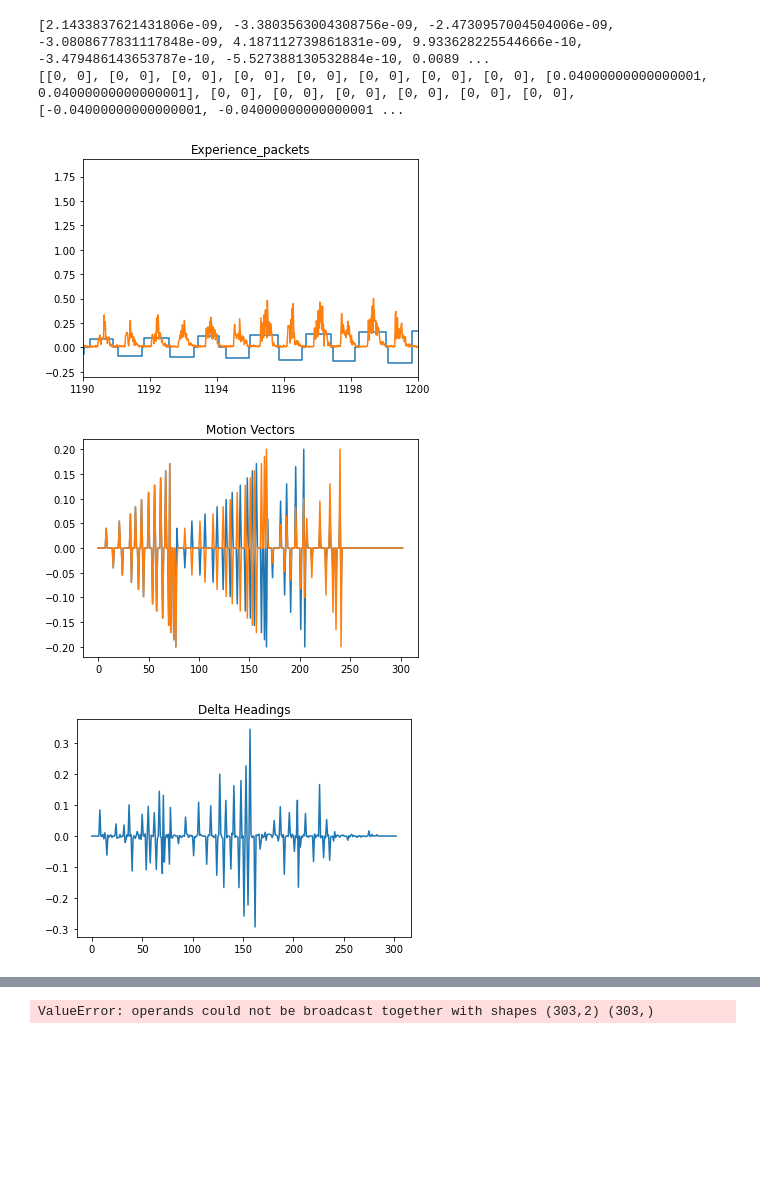
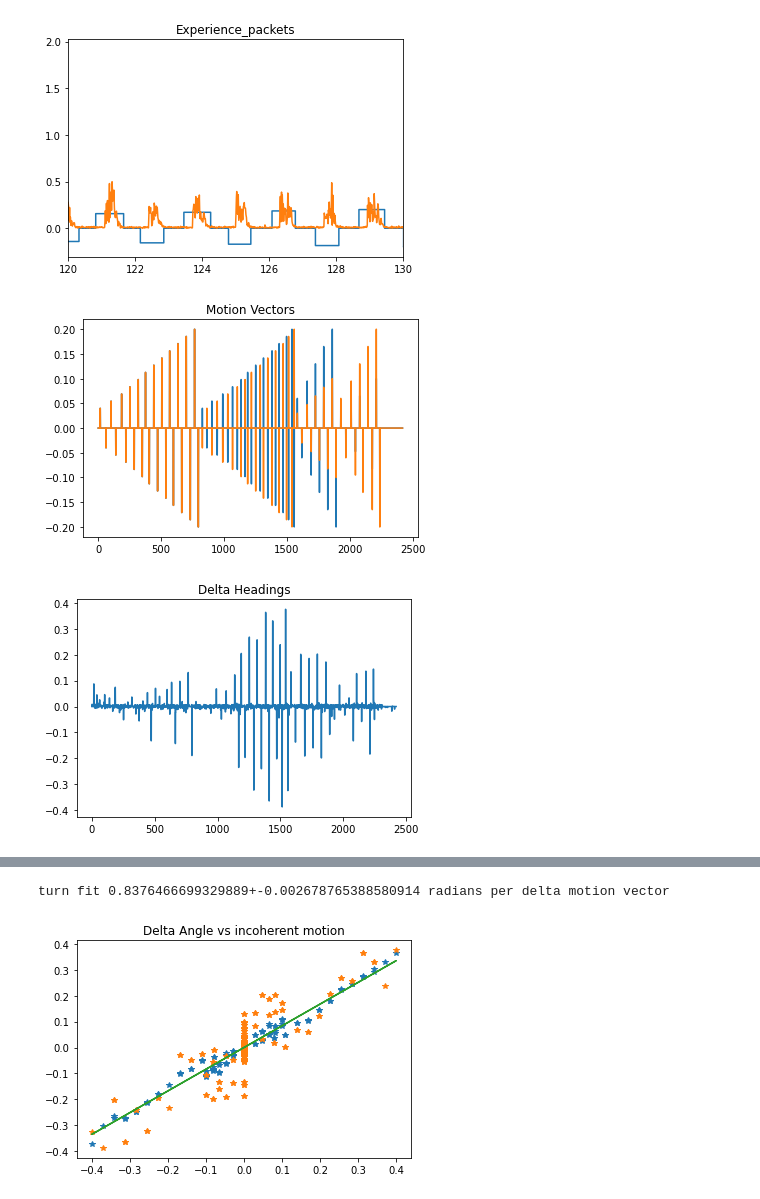
Before and after one commit to grybka/gratbot, a Jupyter notebook: gratbotmk4/notebooks/dev_motion_calib_gyrus.ipynb, the cells around one changed output, grey strips where cells are left out. Cells and saved outputs as stored; diff of their text form; code cells hidden in the pictures; blank space fills up the shorter version.

Commit message:
added id to name again

```diff
--- a/gratbotmk4/notebooks/dev_motion_calib_gyrus.ipynb
+++ b/gratbotmk4/notebooks/dev_motion_calib_gyrus.ipynb
@@ -53,6 +53,7 @@ def get_unique_tagged_objects(tagged_objects,objects_to_watch):
 class VisualMotionCalibGyrus(ThreadedGyrus):
     def __init__(self,broker,load_file=None):
 
+
         self.motionpredictor=nn.Sequential(nn.Linear(4,4),
                               nn.Tanh(),
                               nn.Linear(4,2))
@@ -81,6 +82,7 @@ class VisualMotionCalibGyrus(ThreadedGyrus):
         self.all_delta_headings=[]
         self.all_delta_angles=[]
         self.all_delta_dists=[]
+        self.all_delta_dists_stereo=[]
         self.all_motion_vectors=[]
         self.all_gyros=[]
         self.all_gyros_timestamp=[]
@@ -107,8 +109,6 @@ class VisualMotionCalibGyrus(ThreadedGyrus):
         if np.linalg.norm(accels)>0.2:
             return False
         return True
-
-
 
     def get_closest_value(self,timestamp,mylist):
         #for mylist ordered by [time,value], return the value that is closest to the input timestamp
@@ -145,6 +145,7 @@ class VisualMotionCalibGyrus(ThreadedGyrus):
 
                 self.all_gyros_timestamp.append(packet["gyroscope_timestamp"])
                 self.all_gyros.append(np.linalg.norm(packet["gyroscope"]))
+
         if 'motor_response' in message:
             m=message["motor_response"]
             left_throttle=m["left_throttle"]
@@ -172,7 +173,9 @@ class VisualMotionCalibGyrus(ThreadedGyrus):
                 return
 
 
-            dets=get_unique_tagged_objects(message["detections"],[32])
+            dets=get_unique_tagged_objects(message["detections"],[32,11])
+
+
             #use the IMU to figure out if I turend as well
             current_heading=self.get_closest_value(timestamp,self.headings)[0]
             delta_heading_imu=current_heading-self.last_heading
@@ -199,7 +202,10 @@ class VisualMotionCalibGyrus(ThreadedGyrus):
                     thish=dets[key]["bbox_array"][3]-dets[key]["bbox_array"][2]
                     deltahoverh=(thish-prevh)/(0.5*(thish+prevh))
                     dist=0.5*(np.linalg.norm(this_xy)+np.linalg.norm(prev_xy))
-                    delta_dist=deltahoverh*dist
+                    #delta_dist=deltahoverh*dist
+                    delta_dist=deltahoverh
+                    #delta_dist_stereo=np.linalg.norm(this_xy)-np.linalg.norm(prev_xy)
+                    delta_dist_stereo=this_xy[1]-prev_xy[1]
 
                     #np.linalg.norm(prev_xy-this_xy) #my driving distance
                     self.experience_packet_timestamp.append(self.last_image_timestamp)
@@ -218,6 +224,7 @@ class VisualMotionCalibGyrus(ThreadedGyrus):
                     self.all_delta_headings.append(delta_heading_imu)
                     self.all_delta_angles.append(delta_angle)
                     self.all_delta_dists.append(delta_dist)
+                    self.all_delta_dists_stereo.append(delta_dist_stereo)
                     best_guess_angle=0.5*(delta_heading_imu+delta_angle)
                     decision_vector=[self.last_frame_motion_command[0],self.last_frame_motion_command[1]]
                     input_vector=[]
@@ -236,18 +243,19 @@ for message in sensor_log:
 from matplotlib import pyplot as plt
 from scipy.optimize import curve_fit
 
-print(gyrus.all_delta_angles)
-print(gyrus.all_motion_vectors)
+#print(gyrus.all_delta_angles)
+#print(gyrus.all_motion_vectors)
 
 def plotall(gyrus):
     all_motion_vectors=np.array(gyrus.all_motion_vectors)
     all_delta_headings=np.array(gyrus.all_delta_headings)
     all_delta_angles=np.array(gyrus.all_delta_angles)
     all_delta_dists=np.array(gyrus.all_delta_dists)
+    all_delta_dists_stereo=np.array(gyrus.all_delta_dists_stereo)
 
     fig, ax = plt.subplots()
     plt.title("Experience_packets")
-    plt.xlim(1190,1200)
+    plt.xlim(120,130)
     #plt.plot(gyrus.still_timestamp,gyrus.still_or_not)
     plt.plot(gyrus.experience_packet_timestamp,gyrus.experience_packet_motor1)
     plt.plot(gyrus.all_gyros_timestamp,gyrus.all_gyros)
@@ -272,43 +280,53 @@ def plotall(gyrus):
     fig, ax = plt.subplots()
     plt.title("Delta Dists")
     plt.plot(all_delta_dists)
+    plt.plot(all_delta_dists_stereo)
     plt.show()
 
     fig, ax = plt.subplots()
     plt.title("Delta Heading vs Delta Angle")
     plt.plot(all_delta_headings,all_delta_angles,'*')
     plt.show()
 
     fig, ax = plt.subplots()
     plt.title("Delta Angle vs coherent motion")
     plt.plot(all_delta_angles,all_motion_vectors[:,0]+all_motion_vectors[:,1],'*')
     plt.show()
 
     fig, ax = plt.subplots()
     plt.title("Delta Angle vs incoherent motion")
     plt.plot(all_delta_angles,all_motion_vectors[:,0]-all_motion_vectors[:,1],'*')
     plt.plot(all_delta_headings,all_motion_vectors[:,0]-all_motion_vectors[:,1],'*')
     plt.show()
 
-    def lin_fit(x1,x2,a,b):
-        return a*x1+b*x2
-    curve_fit(lin_fit,all_motion_vectors,all_delta_angles)
+    def lin_fit(x,a):
+        return a*x
+    popt,pcov=curve_fit(lin_fit,all_motion_vectors[:,0]-all_motion_vectors[:,1],all_delta_angles)
+    print("turn fit {}+-{} radians per delta motion vector".format(popt[0],np.sqrt(pcov[0][0])))
+
+    fig, ax = plt.subplots()
+    plt.title("Delta Angle vs incoherent motion")
+    plt.plot(all_motion_vectors[:,0]-all_motion_vectors[:,1],all_delta_angles,'*')
+    plt.plot(all_motion_vectors[:,0]-all_motion_vectors[:,1],all_delta_headings,'*')
+    plt.plot(all_motion_vectors[:,0]-all_motion_vectors[:,1],lin_fit(all_motion_vectors[:,0]-all_motion_vectors[:,1],popt[0]))
+    plt.show()
 
 
     fig, ax = plt.subplots()
     plt.title("Delta Dist vs coherent motion")
-    plt.plot(all_delta_dists,all_motion_vectors[:,0]+all_motion_vectors[:,1],'*')
+    plt.plot(all_motion_vectors[:,0]+all_motion_vectors[:,1],all_delta_dists,'*')
     plt.show()
 
-    fig, ax = plt.subplots()
-    plt.title("Delta Dist vs incoherent motion")
-    plt.plot(all_delta_dists,all_motion_vectors[:,0]-all_motion_vectors[:,1],'*')
-    plt.show()
+    #fig, ax = plt.subplots()
+    #plt.title("Delta Dist vs incoherent motion")
+    #plt.plot(all_delta_dists_stereo,all_motion_vectors[:,0]-all_motion_vectors[:,1],'*')
+    #plt.show()
 
 plotall(gyrus)
+#so I simply cannot get a good fit for my forward/backward motion so I am pausing development on this until I set up the lidar again.
+#I'll temporarily use the turning fit
+#or I could do a more detailed yolo fit after the fact...
 # %% [output]
-[2.1433837621431806e-09, -3.3803563004308756e-09, -2.4730957004504006e-09, -3.0808677831117848e-09, 4.187112739861831e-09, 9.933628225544666e-10, -3.479486143653787e-10, -5.527388130532884e-10, 0.0089 ...
-[[0, 0], [0, 0], [0, 0], [0, 0], [0, 0], [0, 0], [0, 0], [0, 0], [0.04000000000000001, 0.04000000000000001], [0, 0], [0, 0], [0, 0], [0, 0], [0, 0], [0, 0], [-0.04000000000000001, -0.04000000000000001 ...
-[figure, old version]
+[figure, new version]
-[figure, old version]
+[figure, new version]
-[figure, old version]
+[figure, new version]
@@ -320 +338,2 @@ plotall(gyrus)
-ValueError: operands could not be broadcast together with shapes (303,2) (303,)
+turn fit 0.8376466699329889+-0.002678765388580914 radians per delta motion vector
+[figure, added]
```
Also changed, not shown: parts of 1 cell of this notebook, 7 other files.
